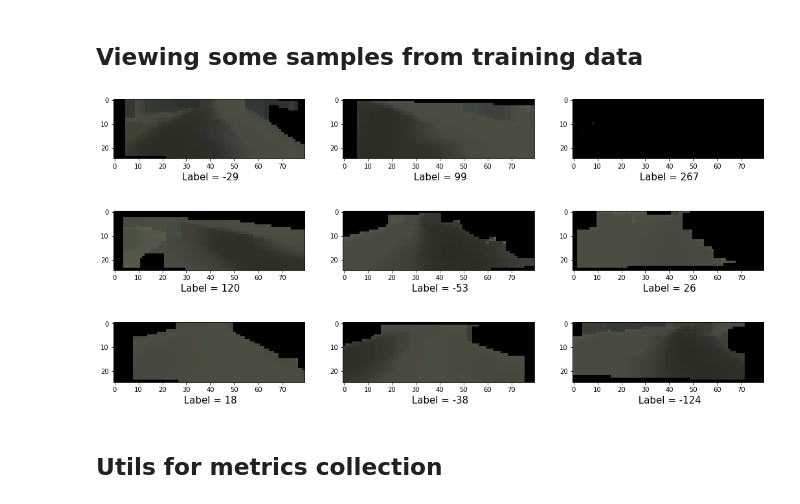
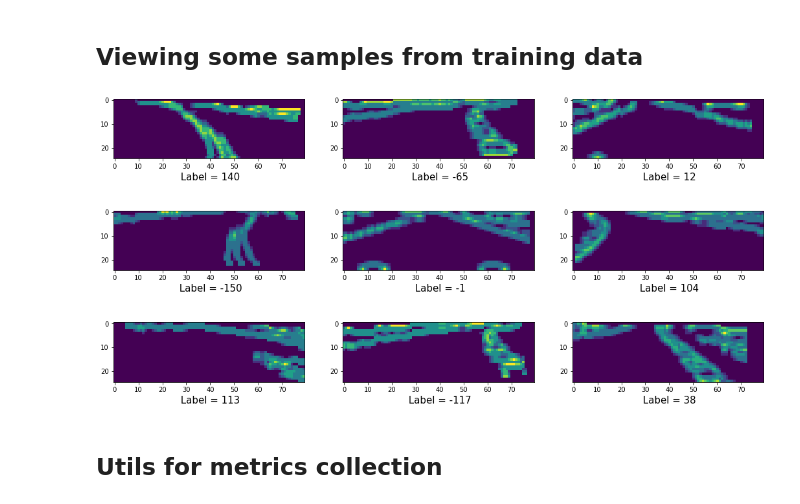
Before and after one commit to Mayukhdeb/mind_the_bend, a Jupyter notebook: train_drunk_driver.ipynb, the cells around one changed output. Saved outputs shown, nothing was run; the diff lists cells and outputs as text; code cells hidden in the pictures.

Commit message:
bye bye segment_road_np()

```diff
--- a/train_drunk_driver.ipynb
+++ b/train_drunk_driver.ipynb
@@ -111,9 +146,4 @@ plt.show()
 # %%
-def img_to_arr(im_path):
-    img = Image.open(im_path)
-    x = np.array(img)
-    return x
-
 def segment_road_on_np(image, lower_gray = [0, 5, 4], higher_gray = [179, 50, 90]):
     img = (image).astype(np.uint8)
     hsv = cv2.cvtColor(img, cv2.COLOR_BGR2HSV)
@@ -123,6 +153,11 @@ def segment_road_on_np(image, lower_gray = [0, 5, 4], higher_gray = [179, 50, 90
     img_res = cv2.bitwise_and(img, img, mask = mask_gray)
     return img_res
 
+
+def canny(gray):
+    im = cv2.Canny(gray,50,150,apertureSize = 3)
+    return im
+
 def fill_voids(img_np):
     kernel = np.ones((3,3),np.uint8)
     img = cv2.morphologyEx(img_np, cv2.MORPH_CLOSE, kernel, iterations = 3)
@@ -144,31 +179,30 @@ class MyDataset(Dataset):
     '''
     Build your own dataset
     '''
-    def __init__(self, image_folder_path, csv_file_path , transform = None, segment_road = False):
+    def __init__(self, image_folder_path, csv_file_path , transform = None, preprocess = False, steering_noise = False):
 
         self.transform = transform
 
         print("Loading CSV from:  ", csv_file_path)
         print("Loading images from:  ", image_folder_path)
 
-        self.segment_road = segment_road
         self.image_folder_path = image_folder_path
-
+        self.preprocess = preprocess
+        self.steering_noise = steering_noise
         self.labels = pd.read_csv(csv_file_path)['label'].values
         self.filenames = pd.read_csv(csv_file_path)["filename"].values
 
     def __getitem__(self, item):
 
         label = self.labels[item]
+        filename = self.filenames[item]
+        img = cv2.imread(self.image_folder_path + "/" + filename, 0)
 
-        filename = self.filenames[item]
-        # print(filename)
+        if self.preprocess == True:
+            img = cv2.blur(canny(img), (3,3))
 
-        img = img_to_arr(self.image_folder_path + "/" + filename)
-
-        if self.segment_road == True:
-            img = fill_voids(segment_road_on_np(img))
-
+        if self.steering_noise == True:
+            label = label + random.randint(-5,5)
 
         if self.transform is not None:
             img = self.transform(img)
@@ -177,14 +211,14 @@ class MyDataset(Dataset):
     def __len__(self):
         return len(self.labels)
 # %%
-train_set = MyDataset("/content/raw_images/", ROOT + "balanced_labels.csv", segment_road = True,
+train_set = MyDataset("/content/raw_images/", ROOT + "balanced_labels.csv", preprocess = True, steering_noise = True,
               transform =transforms.Compose([
                                                 transforms.ToPILImage(),
                                                 torchvision.transforms.RandomAffine(degrees = 5, translate= (0.1, 0.1), scale=None, shear=None, resample=False, fillcolor=0),
                                                 ToTensor()
                                            ])
               )
-test_set = MyDataset("/content/raw_images_test/", ROOT + "test_labels.csv", segment_road = True,
+test_set = MyDataset("/content/raw_images_test/", ROOT + "test_labels.csv", preprocess = True,
               transform =transforms.Compose([
 
                                             ToTensor()
@@ -212,21 +246,21 @@ print(len(test_loader), " batches ")
 # %%
 sample = next(iter(train_loader))
 image_batch, labels = sample
 fig, ax = plt.subplots(3,3, figsize = (18,9))
 c = 0
 for i in range (3):
     for j in range (3):
 
         # res = drunk_driver(image_batch[c].cuda().unsqueeze(0)).item()
         image_np = image_batch[c].squeeze(0).squeeze(0).numpy()
-        image_mvaxis = moveaxis(image_np, 0,2)
+        # image_mvaxis = moveaxis(image_np, 0,2)
 
-        ax[i,j].imshow(image_mvaxis)
+        ax[i,j].imshow(image_np)
         x =  " Label = " + str(labels[c].item())
         ax[i,j].set_xlabel(x, fontsize= 15)
         c += 1
 # %% [output]
-[figure, old version]
+[figure, new version]
 # %% [markdown]
 ## Utils for metrics collection
 # %%
```
Also changed, not shown: parts of 13 cells of this notebook, 1 other file.
